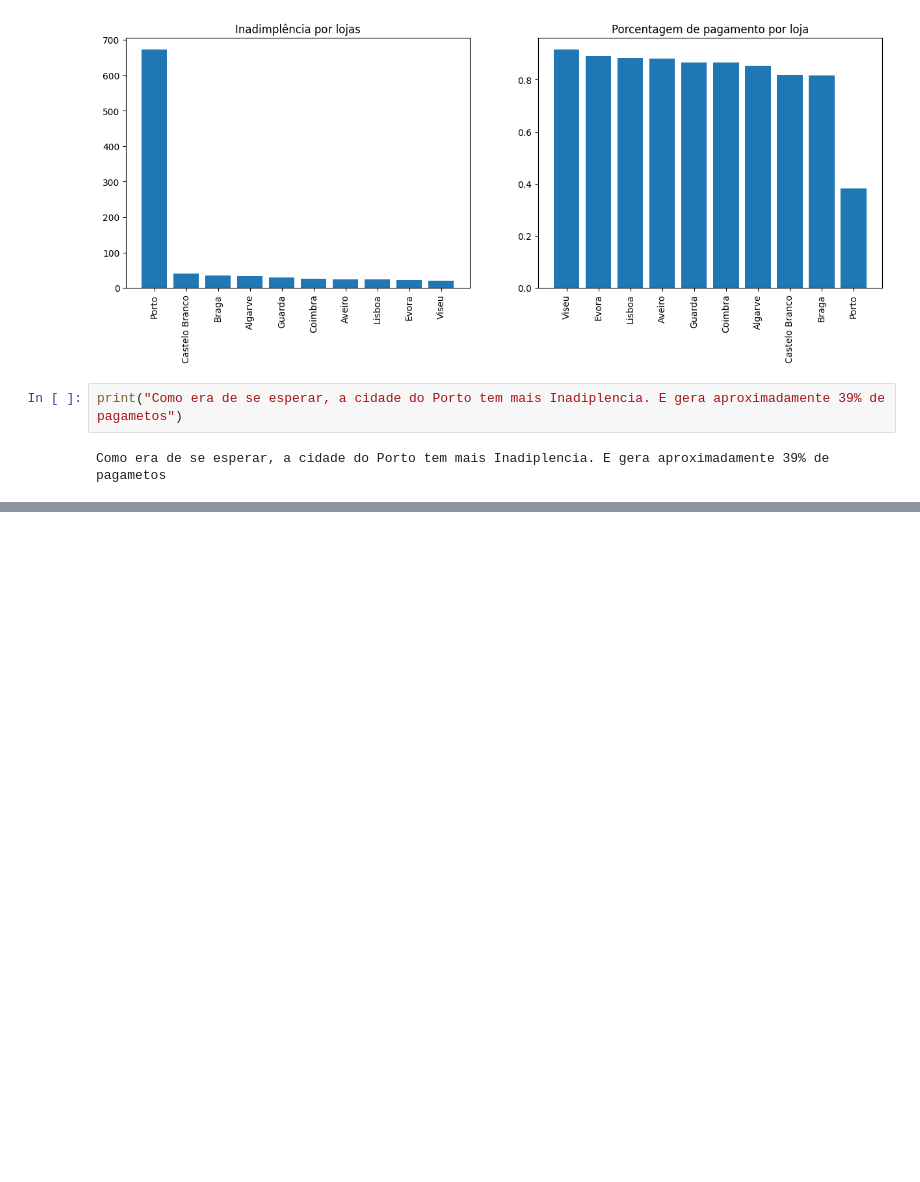
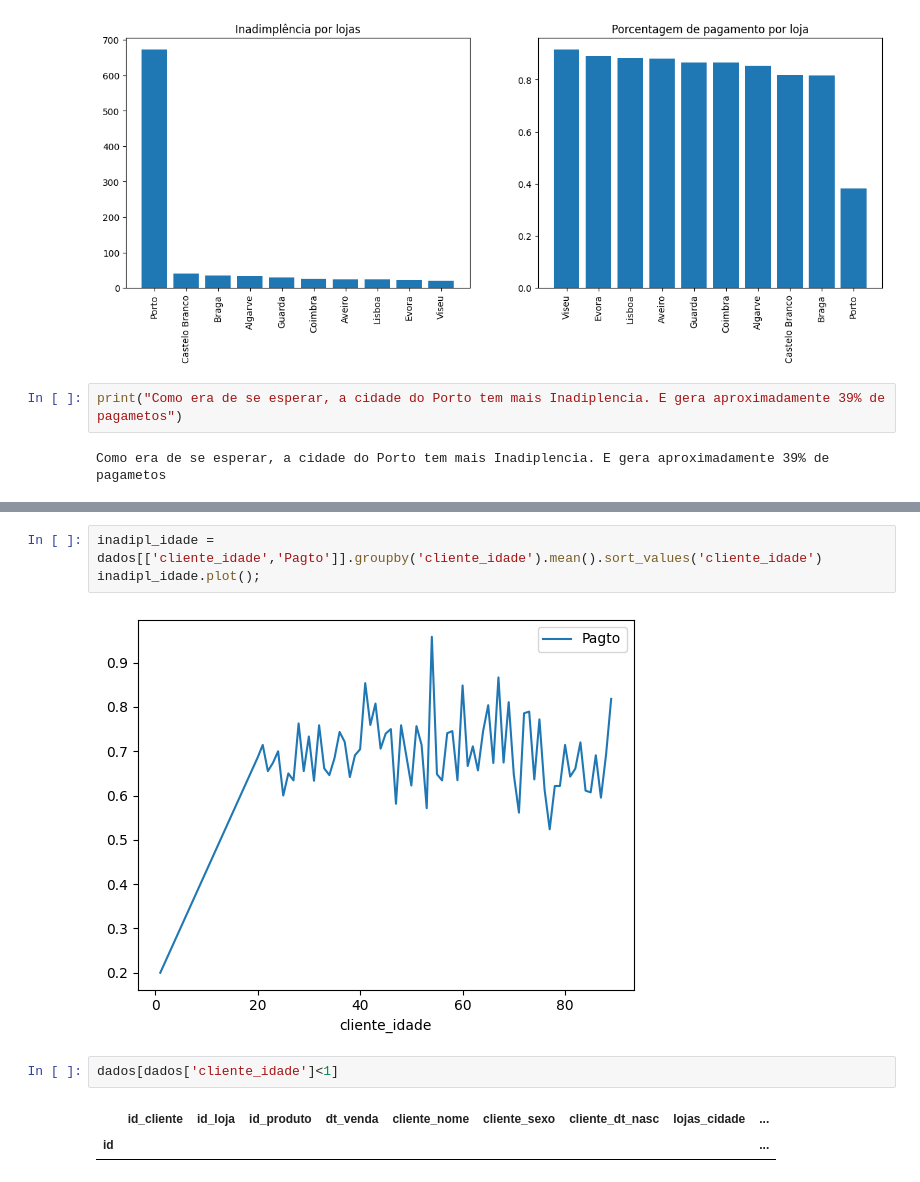
Before and after one commit to Gcango/Analise_Vendas_Soft_You, a Jupyter notebook: Soft_You_Analise_de_Vendas.ipynb, the cells around one changed output, grey strips where cells are left out. Drawn from its saved outputs; the diff is of its cells as text; blank space fills up the shorter version.

```diff
--- a/Soft_You_Analise_de_Vendas.ipynb
+++ b/Soft_You_Analise_de_Vendas.ipynb
@@ -996,0 +1006,10 @@ Como era de se esperar, a cidade do Porto tem mais Inadiplencia. E gera aproxima
+# %%
+inadipl_idade = dados[['cliente_idade','Pagto']].groupby('cliente_idade').mean().sort_values('cliente_idade')
+inadipl_idade.plot();
+# %% [output]
+[figure, added]
+# %%
+dados[dados['cliente_idade']<1]
+# %% [output]
+|  | id_cliente | id_loja | id_produto | dt_venda | cliente_nome | cliente_sexo | cliente_dt_nasc | lojas_cidade | ... |
+| id |  |  |  |  |  |  |  |  | ... |
```
Also changed, not shown: parts of 13 cells of this notebook.
